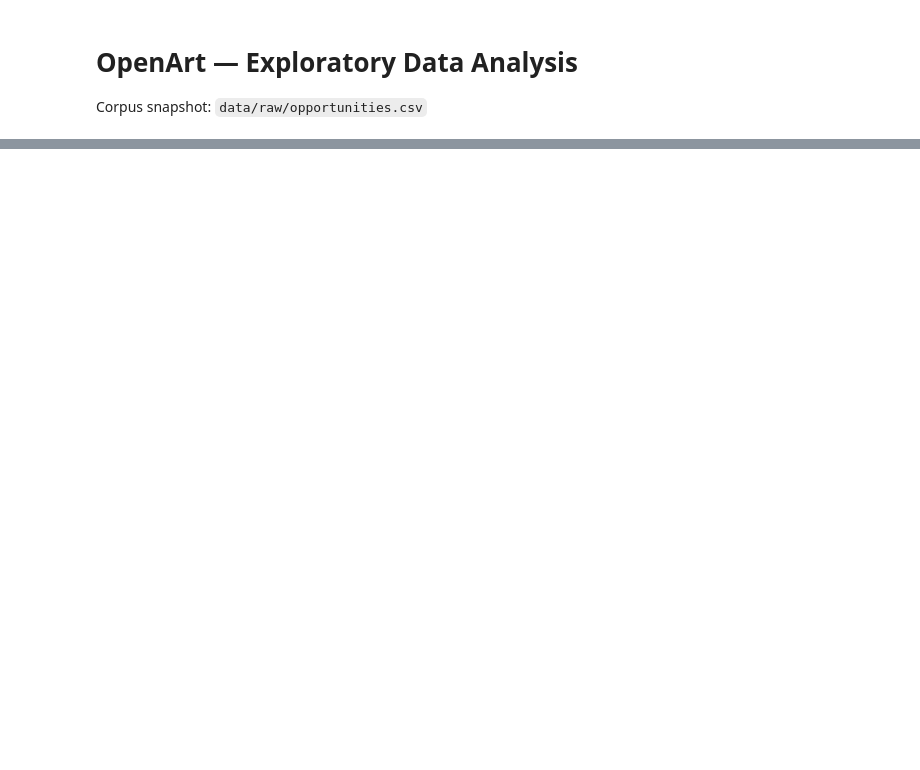
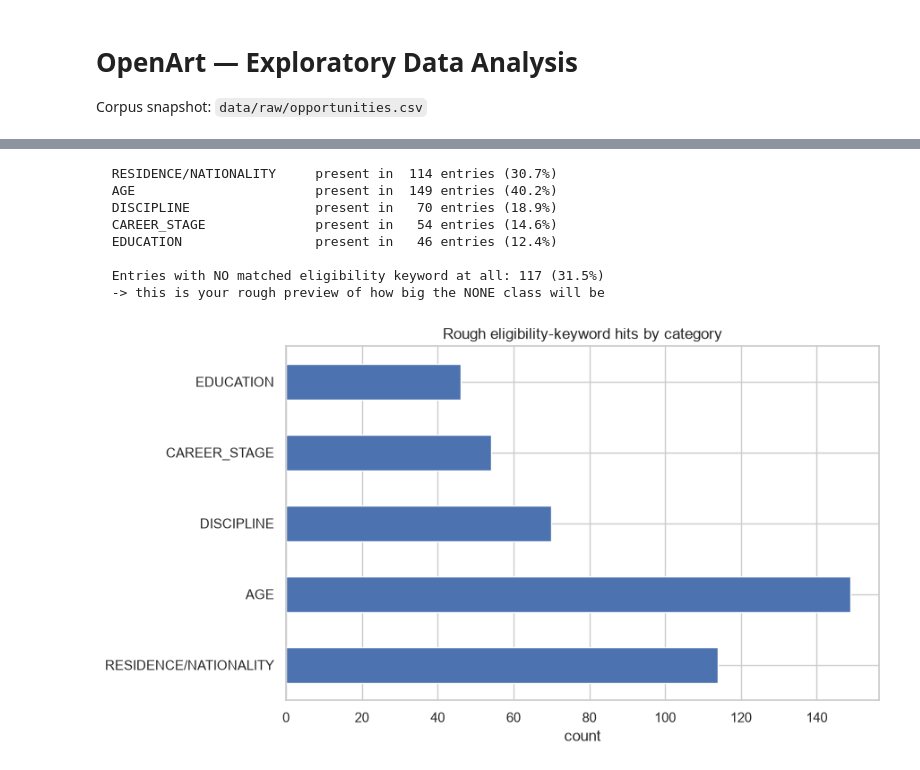
Before and after one commit to Lucaisok/open_art, a Jupyter notebook: notebooks/eda.ipynb, the cells around one changed output, grey strips where cells are left out. Saved outputs shown, nothing was run; the diff lists cells and outputs as text; code cells hidden in the pictures; blank space fills up the shorter version.

```diff
--- a/notebooks/eda.ipynb
+++ b/notebooks/eda.ipynb
@@ -71,0 +162,37 @@ df.head()
+# %%
+ELIGIBILITY_KEYWORDS = {
+    "RESIDENCE/NATIONALITY": ["resident", "citizen", "nationality", "based in", "resid"],
+    "AGE": ["age", "years old", "born after", "aged"],
+    "DISCIPLINE": ["discipline", "medium", "practice in", "visual art", "sculpture", "painting"],
+    "CAREER_STAGE": ["emerging", "early-career", "established", "professional artist"],
+    "EDUCATION": ["degree", "enrolled", "student", "graduate"],
+}
+
+text_col = df["requirements_text_en"] if "requirements_text_en" in df.columns else df["requirements_text"]
+text_lower = text_col.fillna("").str.lower()
+
+keyword_hits = {}
+for label, keywords in ELIGIBILITY_KEYWORDS.items():
+    mask = text_lower.str.contains("|".join(keywords), regex=True)
+    keyword_hits[label] = mask.sum()
+    print(f"  {label:25s} present in {mask.sum():4d} entries ({mask.mean():.1%})")
+
+any_keyword = text_lower.str.contains("|".join(sum(ELIGIBILITY_KEYWORDS.values(), [])), regex=True)
+none_count = (~any_keyword).sum()
+print(f"\n  Entries with NO matched eligibility keyword at all: {none_count} ({(~any_keyword).mean():.1%})")
+print("  -> this is your rough preview of how big the NONE class will be")
+
+pd.Series(keyword_hits).plot(kind="barh", title="Rough eligibility-keyword hits by category")
+plt.xlabel("count")
+plt.tight_layout()
+plt.show()
+# %% [output]
+  RESIDENCE/NATIONALITY     present in  114 entries (30.7%)
+  AGE                       present in  149 entries (40.2%)
+  DISCIPLINE                present in   70 entries (18.9%)
+  CAREER_STAGE              present in   54 entries (14.6%)
+  EDUCATION                 present in   46 entries (12.4%)
+
+  Entries with NO matched eligibility keyword at all: 117 (31.5%)
+  -> this is your rough preview of how big the NONE class will be
+[figure, added]
```
Also changed, not shown: parts of 11 cells of this notebook, 3 other files.
